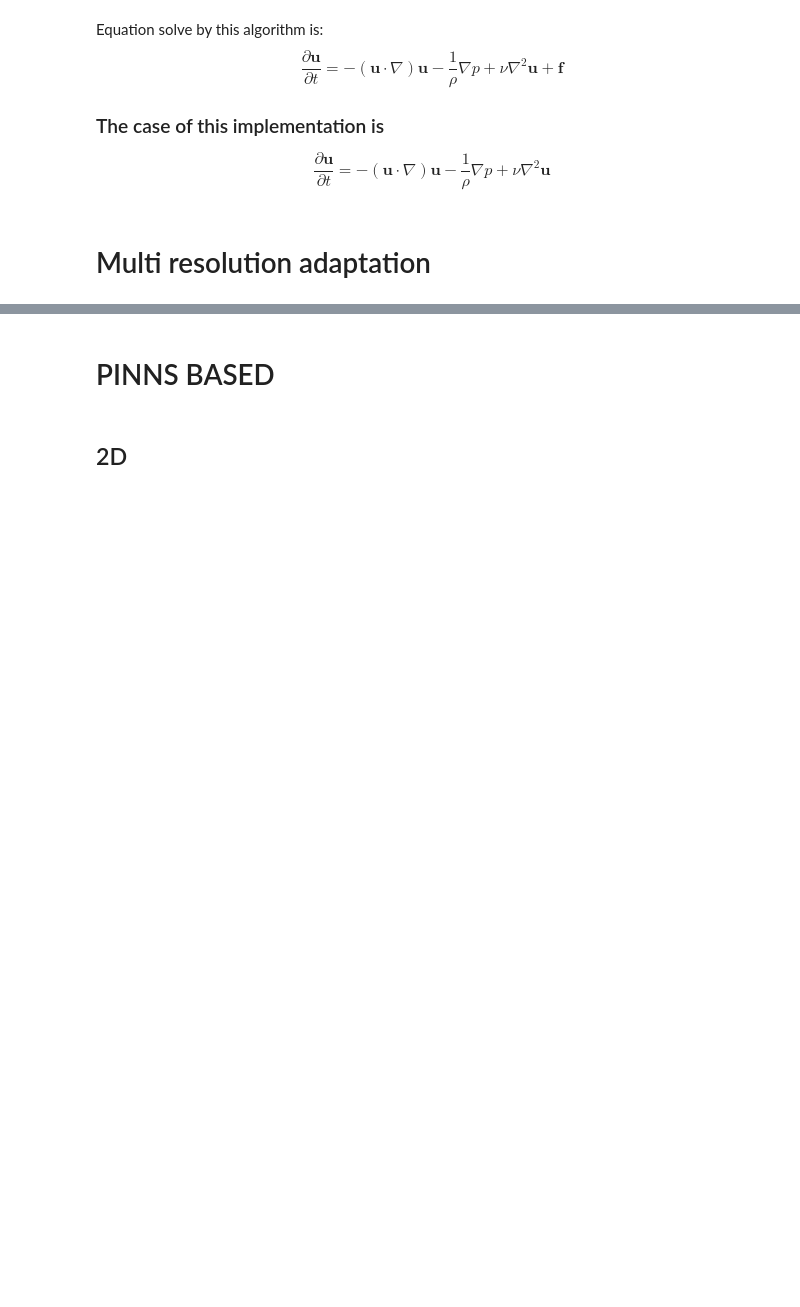
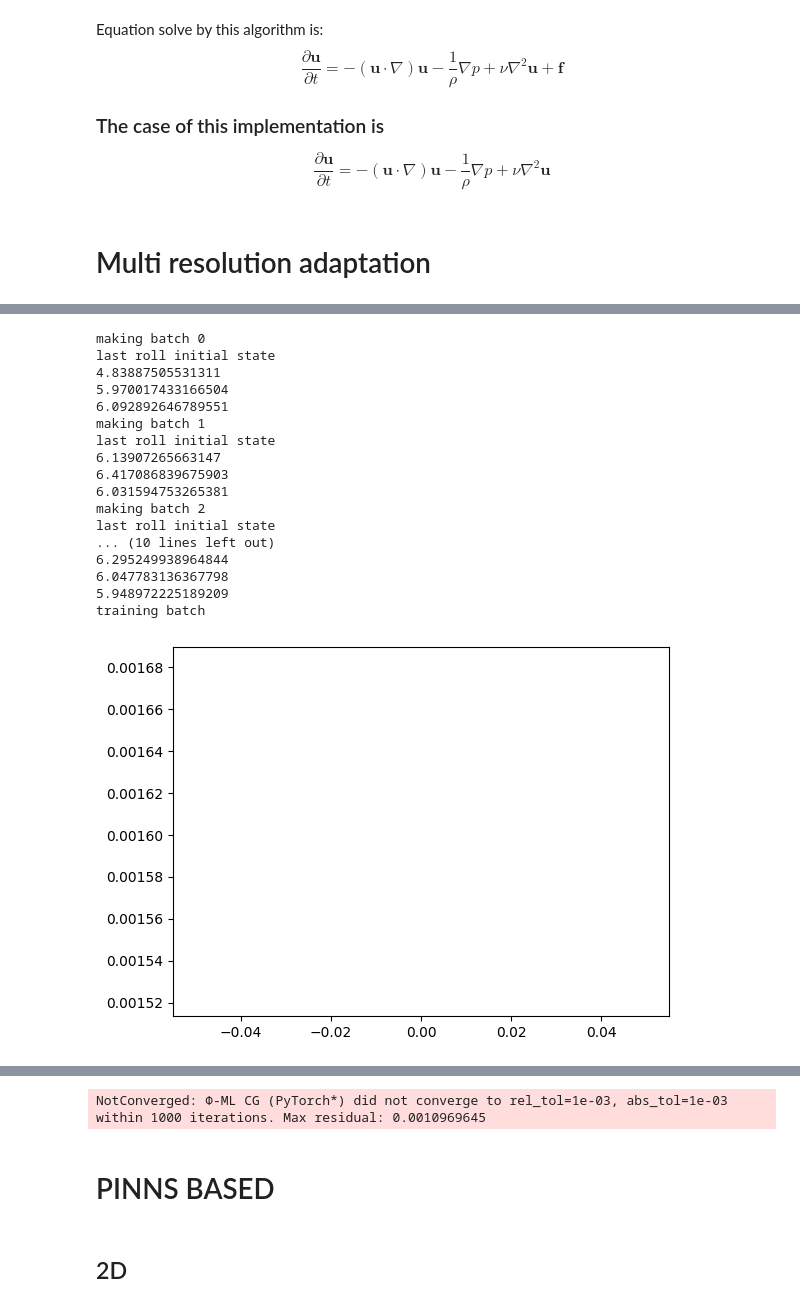
Before and after one commit to grmc1999/PhysicsSimulationDeepLearning, a Jupyter notebook: Notebooks/Diff_phys/2D_NS.ipynb, the cells around one changed output, grey strips where cells are left out. Cells and saved outputs as stored; diff of their text form; code cells hidden in the pictures; blank space fills up the shorter version.

```diff
--- a/Notebooks/Diff_phys/2D_NS.ipynb
+++ b/Notebooks/Diff_phys/2D_NS.ipynb
@@ -325,0 +547,64 @@ plt.plot(ll)
+# %%
+import torch
+from einops import rearrange
+import matplotlib.pyplot as plt
+
+class simple_cnn_model(torch.nn.Module):
+  def __init__(self):
+    super(simple_cnn_model,self).__init__()
+
+    self.conv1=torch.nn.Conv3d(3, 32, 9, padding=4)
+    self.conv2=torch.nn.Conv3d(32, 64, 9, padding=4)
+    self.conv3=torch.nn.Conv3d(64, 3, 9, padding=4)
+    self.act1=torch.nn.ReLU()
+    self.act2=torch.nn.ReLU()
+    self.act3=torch.nn.Tanh()
+  def forward(self,x):
+    x=self.act1(self.conv1(x))
+    x=self.act2(self.conv2(x))
+    x=self.act3(self.conv3(x))
+    #x=torch.clamp(x, min=-0.5, max=0.5)
+    return x
+# %%
+#from DL_models.Models.CNN_models import simple_cnn_model
+
+boundary = {'x-': vec(x=0.5,y=0.0,z=0.0),
+            'x+': ZERO_GRADIENT,
+            'y-':0,
+            'y+':0,
+            'z-':0,
+            'z+':0
+            }
+
+model=simple_cnn_model().train()
+optimizer=torch.optim.Adam(model.parameters(),lr=1e-4)
+T=SOL_trainer(boundary,model,optimizer,
+              simulation_steps=3,spatial_step=64,time_step=0.01,coarse_to_fine_timefactor=1/2,co2gt_spatial_factor=1)
+# %%
+ll=[]
+# %%
+import matplotlib.pyplot as plt
+for i in range(50):
+  l=T.train(1)
+  ll=ll+l
+  plt.plot(ll)
+  plt.show()
+# %% [output]
+making batch 0
+last roll initial state
+4.83887505531311
+5.970017433166504
+6.092892646789551
+making batch 1
+last roll initial state
+6.13907265663147
+6.417086839675903
+6.031594753265381
+making batch 2
+last roll initial state
+... (10 lines left out)
+6.295249938964844
+6.047783136367798
+5.948972225189209
+training batch
+[figure, added]
@@ -326,3 +628,4 @@ plt.plot(ll)
+NotConverged: Φ-ML CG (PyTorch*) did not converge to rel_tol=1e-03, abs_tol=1e-03 within 1000 iterations. Max residual: 0.0010969645
 # %% [markdown]
 # PINNS BASED
 # %% [markdown]
```
Also changed, not shown: parts of 11 cells of this notebook, 2 other files.
